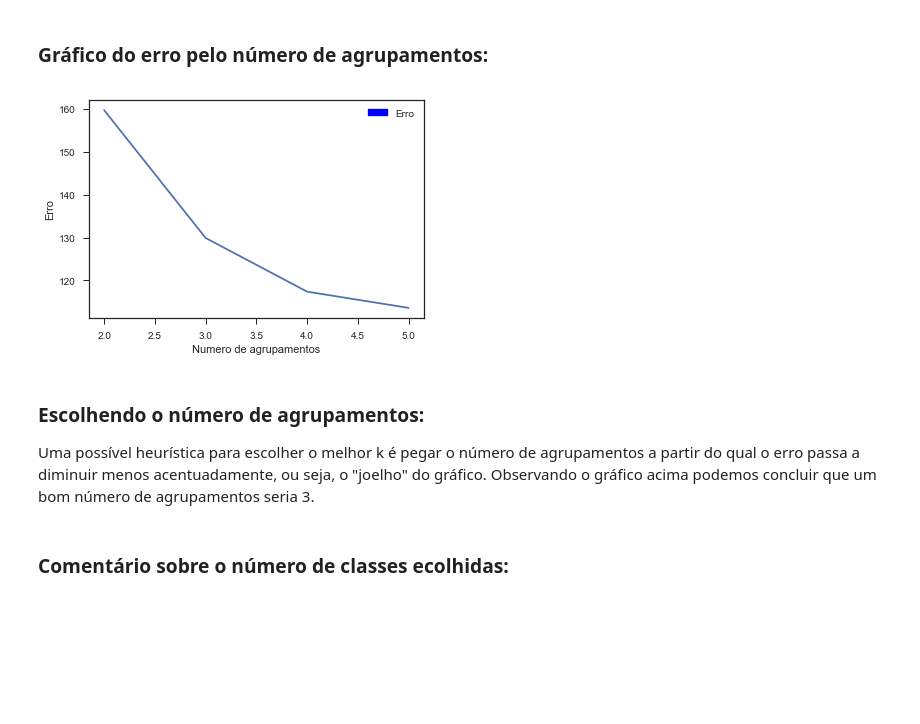
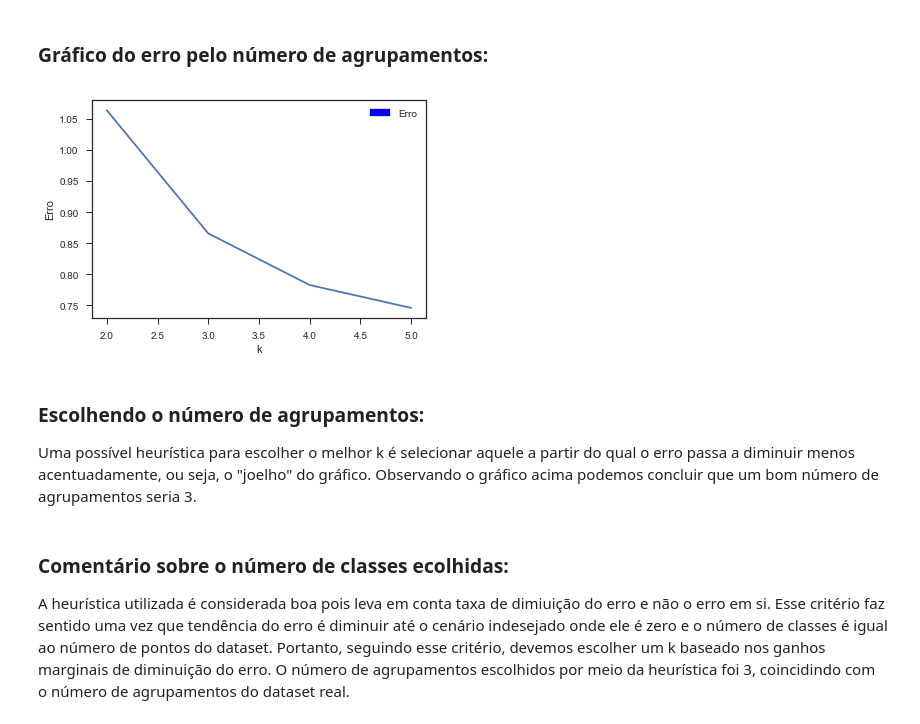
Before and after one commit to DaviBrg/machine_learning-ckp8277, a Jupyter notebook: exercise_5/exercise_5_machine_learning.ipynb, the cells around one changed output. Saved outputs shown, nothing was run; the diff lists cells and outputs as text; code cells hidden in the pictures; blank space fills up the shorter version.

```diff
--- a/exercise_5/exercise_5_machine_learning.ipynb
+++ b/exercise_5/exercise_5_machine_learning.ipynb
@@ -78,31 +78,33 @@ class KMeans:
     def error(self, data):
         classified_data = zip(map(self.classify, data), data)
         error = map(lambda i: np.linalg.norm(i[1] - self.means[i[0]]), classified_data)
-        return np.asarray(error).sum()
+        return np.asarray(error).mean()
 # %% [markdown]
 ### Gráfico do erro pelo número de agrupamentos:
 # %%
 import matplotlib.pyplot as plt
 import matplotlib.patches as mpatches
 
 n = 5
 errors = []
 for i in range(2,n+1):
     clf_t = KMeans(i)
     clf_t.train(data)
     errors.append(clf_t.error(data))
 
 blue_patch = mpatches.Patch(color='blue', label='Erro')
 plt.legend(handles=[blue_patch])
 
 plt.plot(range(2,n+1), errors)
-plt.xlabel("Numero de agrupamentos")
+plt.xlabel("k")
 plt.ylabel("Erro")
 plt.show()
 # %% [output]
-[figure, old version]
+[figure, new version]
 # %% [markdown]
 ### Escolhendo o número de agrupamentos:
- Uma possível heurística para escolher o melhor k é pegar o número de agrupamentos a partir do qual o erro passa a diminuir menos acentuadamente, ou seja, o "joelho" do gráfico. Observando o gráfico acima podemos concluir que um bom número de agrupamentos seria 3.
+ Uma possível heurística para escolher o melhor k é selecionar aquele a partir do qual o erro passa a diminuir menos acentuadamente, ou seja, o "joelho" do gráfico. Observando o gráfico acima podemos concluir que um bom número de agrupamentos seria 3.
-# %% [markdown]
-### Comentário sobre o número de classes ecolhidas:
+# %% [markdown]
+### Comentário sobre o número de classes ecolhidas:
+
+A heurística utilizada é considerada boa pois leva em conta taxa de dimiuição do erro e não o erro em si. Esse critério faz sentido uma vez que tendência do erro é diminuir até o cenário indesejado onde ele é zero e o número de classes é igual ao número de pontos do dataset. Portanto, seguindo esse critério, devemos escolher um k baseado nos ganhos marginais de diminuição do erro. O número de agrupamentos escolhidos por meio da heurística foi 3, coincidindo com o número de agrupamentos do dataset real.
```
Also changed, not shown: parts of 15 cells of this notebook.
